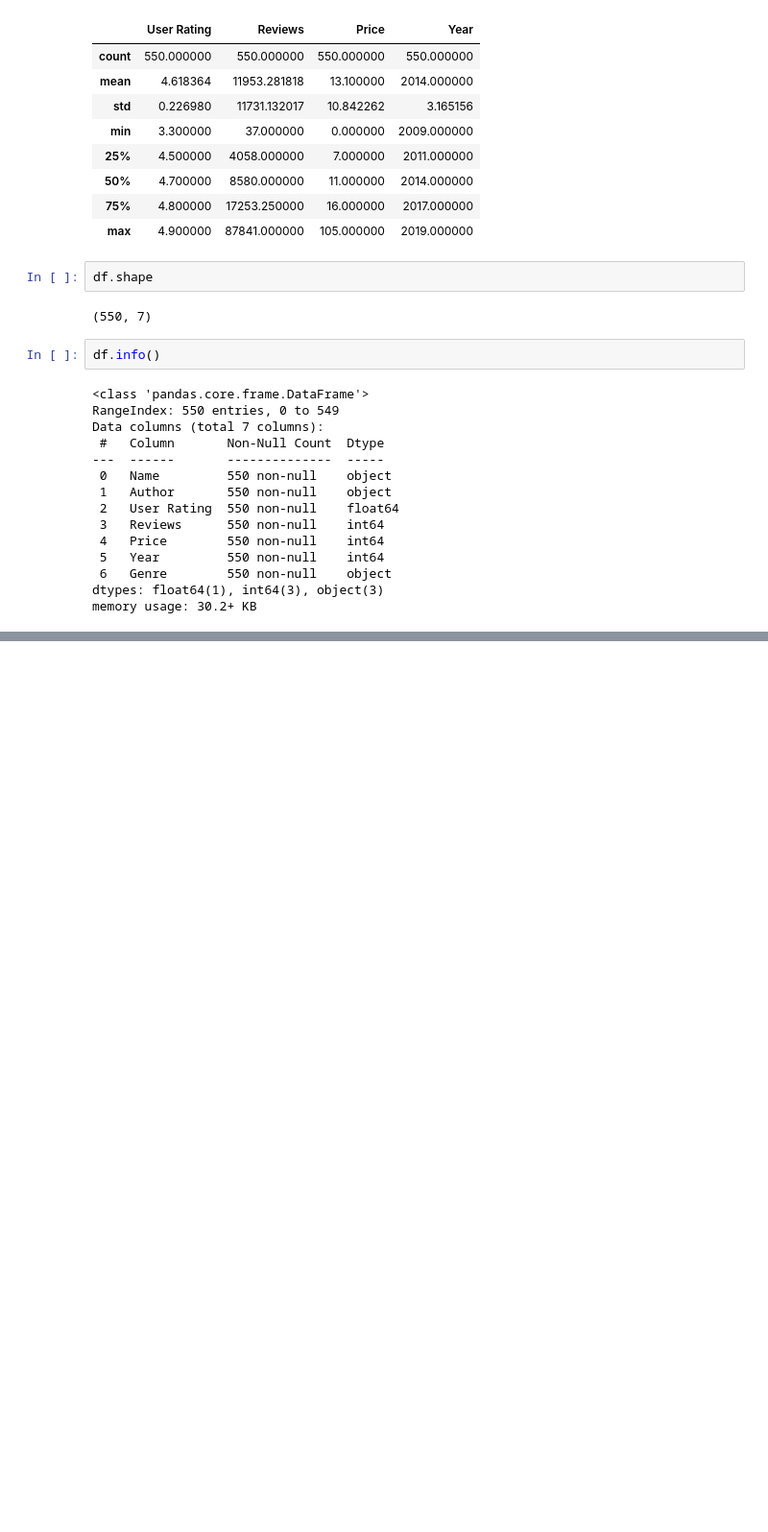
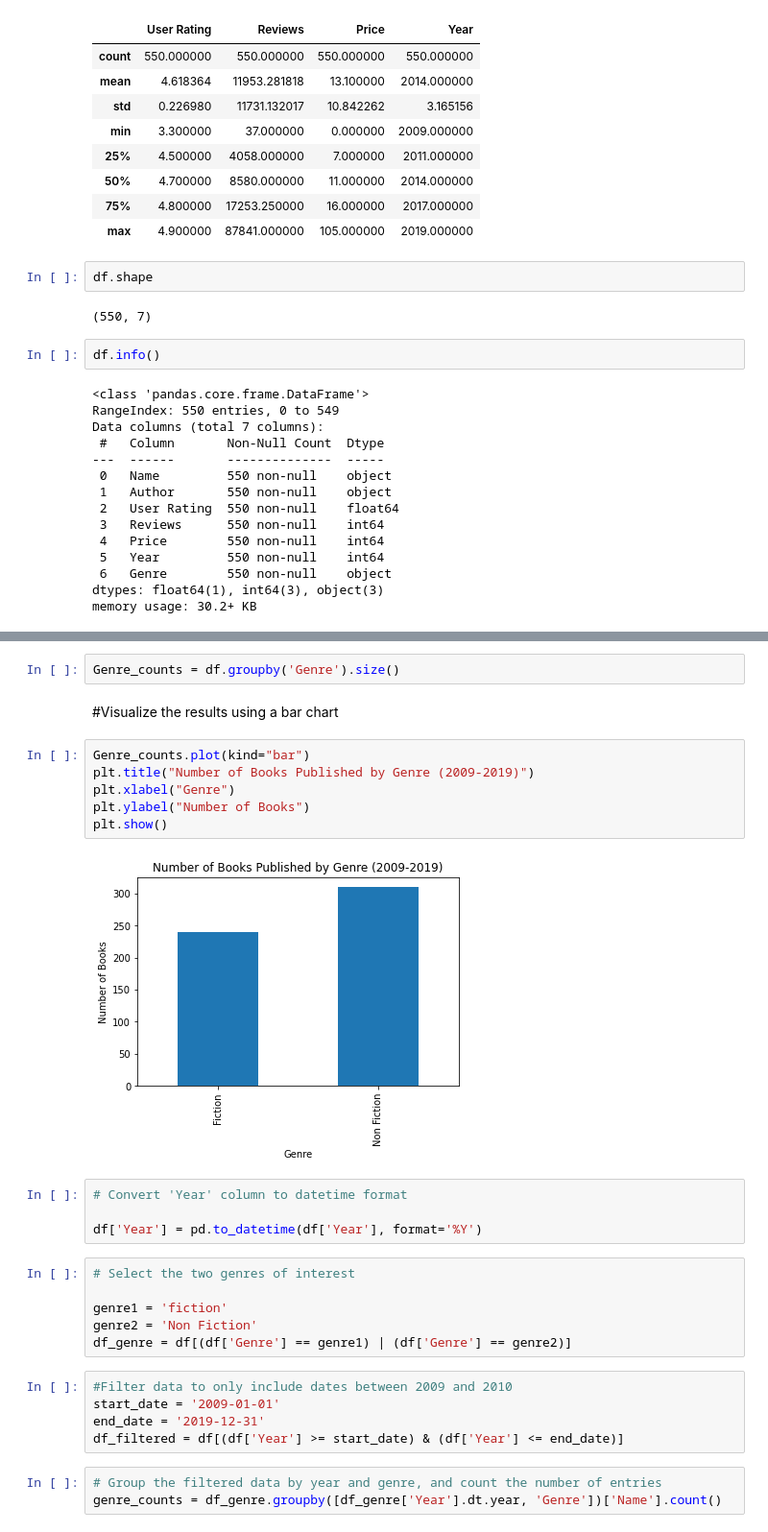
Before and after one commit to kkmimms/Amazon-Top-50-Bestselling-Books-from-2009-2019, a Jupyter notebook: Code Louisville Final Project.ipynb, the cells around one changed output, grey strips where cells are left out. Shown at 96% size. Drawn from its saved outputs; the diff is of its cells as text; blank space fills up the shorter version.

```diff
--- a/Code Louisville Final Project.ipynb
+++ b/Code Louisville Final Project.ipynb
@@ -95,0 +183,30 @@ memory usage: 30.2+ KB
+# %%
+Genre_counts = df.groupby('Genre').size()
+# %% [markdown]
+#Visualize the results using a bar chart
+# %%
+Genre_counts.plot(kind="bar")
+plt.title("Number of Books Published by Genre (2009-2019)")
+plt.xlabel("Genre")
+plt.ylabel("Number of Books")
+plt.show()
+# %% [output]
+[figure, added]
+# %%
+# Convert 'Year' column to datetime format
+
+df['Year'] = pd.to_datetime(df['Year'], format='%Y')
+# %%
+# Select the two genres of interest
+
+genre1 = 'fiction'
+genre2 = 'Non Fiction'
+df_genre = df[(df['Genre'] == genre1) | (df['Genre'] == genre2)]
+# %%
+#Filter data to only include dates between 2009 and 2010
+start_date = '2009-01-01'
+end_date = '2019-12-31'
+df_filtered = df[(df['Year'] >= start_date) & (df['Year'] <= end_date)]
+# %%
+# Group the filtered data by year and genre, and count the number of entries
+genre_counts = df_genre.groupby([df_genre['Year'].dt.year, 'Genre'])['Name'].count()
```
Also changed, not shown: parts of 12 cells of this notebook.
